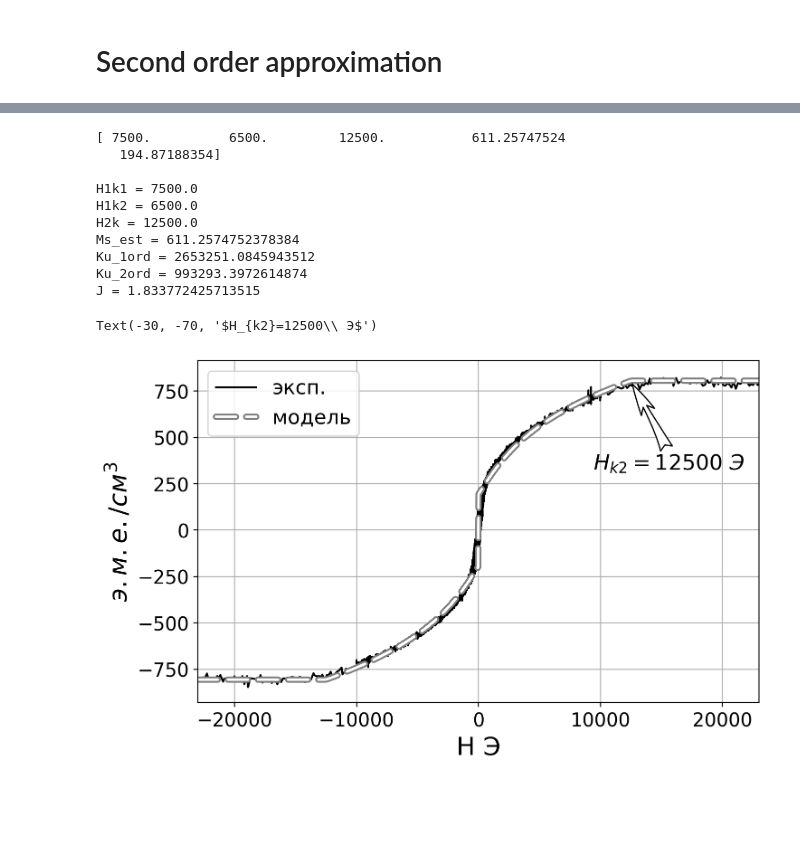
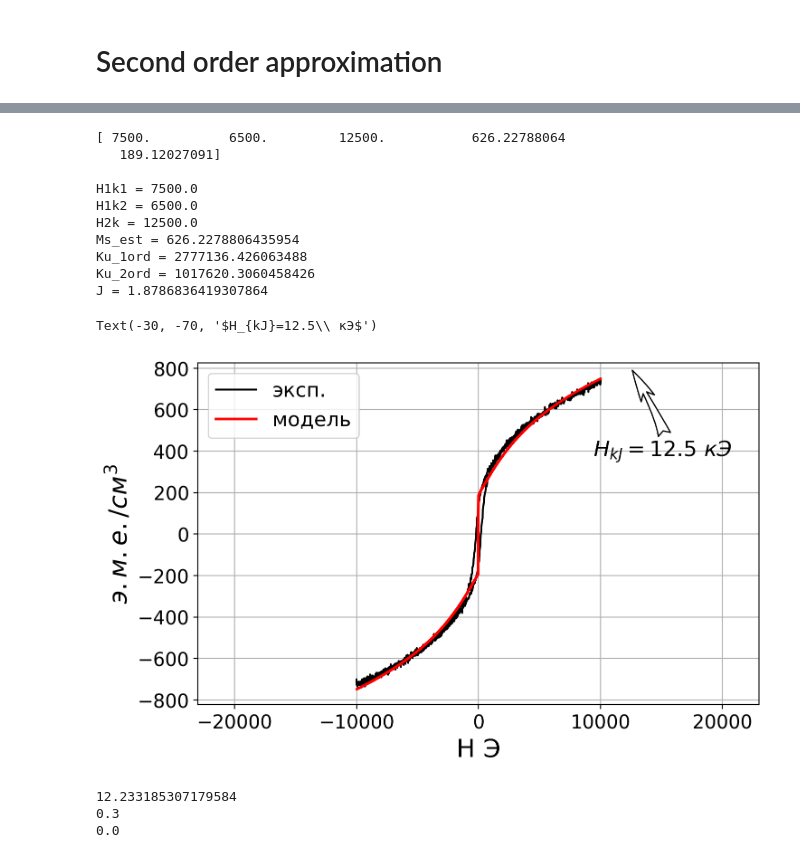
Before and after one commit to sashabusse/LLG_INT, a Jupyter notebook: hysteresis.ipynb, the cells around one changed output, grey strips where cells are left out. Saved outputs shown, nothing was run; the diff lists cells and outputs as text; code cells hidden in the pictures; blank space fills up the shorter version.

```diff
--- a/hysteresis.ipynb
+++ b/hysteresis.ipynb
@@ -20,17 +20,22 @@ hyst1.plot(x='H', y='M', grid=True, figsize=(8,4))
 
 plt.figure(figsize=(9,6), dpi=200)
 hyst2 = pd.read_csv('data/hyst2.csv', sep='\t')
-hyst2 = hyst2.sort_values(by='H')
-#hyst2 = hyst2.iloc[0:1200]
+hyst2_2 = pd.read_csv('data/hyst2_2.csv', sep='\t')
+#hyst2 = hyst2.sort_values(by='H')
+hyst2 = hyst2.iloc[0:1200]
 
 plt.plot(hyst2.H, hyst2.M, color='k', linewidth=3)
+plt.plot(hyst2_2.H, hyst2_2.M/(1.2e-7), color='b', linewidth=3)
+
+plt.plot(hyst1.H, hyst1.M)
+
 plt.grid(True)
 
 plt.xticks(fontsize=15)
 plt.yticks(fontsize=15)
 
-plt.xlim(-1000, 1000)
-plt.ylim(-500, 500)
+plt.xlim(-20000, 20000)
+plt.ylim(-900, 900)
 
 plt.xlabel("H Э", fontsize=20)
 plt.ylabel(r"$э.м.е./см^3$", fontsize=20)
@@ -164,9 +200,11 @@ par, ss = curve_fit(
     func_to_fit_2nd_order,
     hyst1.H,
     hyst1.M,
-    p0=          [7.5e3, 6e3, 600., 40.],
+    p0=          [7.5e3, 6e3, 600., 190.],
     #bounds = [(-np.inf, 6.4e3, 600., -np.inf),
     #          (+np.inf, 6.6e3, 630., +np.inf)],
+    #bounds = [(-np.inf, -np.inf, -np.inf, 185),
+    #          (+np.inf, +np.inf, +np.inf, 195)],
     maxfev=1000
 )
 
@@ -197,11 +235,14 @@ plt.xticks(fontsize=15)
 plt.yticks(fontsize=15)
 plt.plot()
 plt.plot(hyst1.H, hyst1.M, color='black', label="эксп.")
+
 plt.plot(hyst1.H, func_to_fit(hyst1.H, 0.,800.,1.,0.107),
-         color='black', label="1 порядка", linestyle=(0, (3, 5, 1, 10, 1, 5)), linewidth=3, dash_capstyle='round')
+         color='blue', label="1 порядка", linestyle=(0, (3, 5, 1, 10, 1, 5)), linewidth=3, dash_capstyle='round')
+
 plt.plot(hyst1.H, func_to_fit_2nd_order(hyst1.H, *par),
-         color='white', label='2 порядка', linewidth=2, linestyle=(0, (8, 10)),
-         path_effects=[pe.Stroke(linewidth=5, foreground='grey'), pe.Normal()], dash_capstyle='round')
+         color='red', label='2 порядка', linewidth=2, linestyle='-')
+         #path_effects=[pe.Stroke(linewidth=5, foreground='grey'), pe.Normal()], dash_capstyle='round')
+
 plt.legend(fontsize = 16)
 plt.grid(True)
 plt.xlim([-15e3, 15e3])
@@ -283,41 +324,61 @@ Ku_1ord, Ku_2ord, J = Hk2KuJ(H1k1, H1k2, H2k, Ms_est, 12e-7)
 print("Ku_1ord = {}".format(Ku_1ord))
 print("Ku_2ord = {}".format(Ku_2ord))
 print("J = {}".format(J))
 print()
 
 
 
 
 plt.figure(figsize=(8,5), dpi=200)
 plt.xticks(fontsize=15)
 plt.yticks(fontsize=15)
 plt.plot()
+
 plt.plot(hyst2.H, hyst2.M, color='black', label='эксп.')
+
 plt.plot(hyst2.H, func_to_fit_2layer(hyst2.H, *par),
-         color='white', label='модель', linewidth=2, linestyle=(0, (8, 4)),
-         path_effects=[pe.Stroke(linewidth=5, foreground='grey'), pe.Normal()], dash_capstyle='round')
+         color='red', label='модель', linewidth=2, linestyle='-')#,
+         #path_effects=[pe.Stroke(linewidth=5, foreground='grey'), pe.Normal()], dash_capstyle='round')
+
 plt.grid(True)
 plt.xlim([-23e3, 23e3])
 plt.legend(fontsize = 16)
 plt.xlabel("H Э", fontsize=20)
 plt.ylabel(r"$э.м.е./см^3$", fontsize=20)
 
 
-plt.annotate(r"$H_{k2}=12500\ Э$", fontsize=17, xy=(12500, 800),  xycoords='data',
+plt.annotate(r"$H_{kJ}=12.5\ кЭ$", fontsize=17, xy=(12500, 800),  xycoords='data',
             xytext=(-30, -70), textcoords='offset points',
             arrowprops=dict(arrowstyle="fancy,head_length=1.5,head_width=0.7,tail_width=0.6",
                             connectionstyle="angle3,angleA=0,angleB=-60",
                             fc="1", ec="0"))
 # %% [output]
-[ 7500.          6500.         12500.           611.25747524
-   194.87188354]
+[ 7500.          6500.         12500.           626.22788064
+   189.12027091]
 
 H1k1 = 7500.0
 H1k2 = 6500.0
 H2k = 12500.0
-Ms_est = 611.2574752378384
-Ku_1ord = 2653251.0845943512
-Ku_2ord = 993293.3972614874
-J = 1.833772425713515
+Ms_est = 626.2278806435954
+Ku_1ord = 2777136.426063488
+Ku_2ord = 1017620.3060458426
+J = 1.8786836419307864
-Text(-30, -70, '$H_{k2}=12500\\ Э$')
+Text(-30, -70, '$H_{kJ}=12.5\\ кЭ$')
-[figure, old version]
+[figure, new version]
+# %%
+from Calculation.material import Hk2KuJ
+
+#got from lihama article // single layer so H1=H2
+H1k1 = 13.1e3
+H1k2 = 1.2e3
+H2k = H1k1
+
+Ku_1ord, Ku_2ord, J = Hk2KuJ(H1k1, H1k2, H2k, 1000., 10e-9)
+
+print(Ku_1ord*1e-6)
+print(Ku_2ord*1e-6)
+print(J)
+# %% [output]
+12.233185307179584
+0.3
+0.0
```
Also changed, not shown: parts of 4 cells of this notebook, 11 other files.
